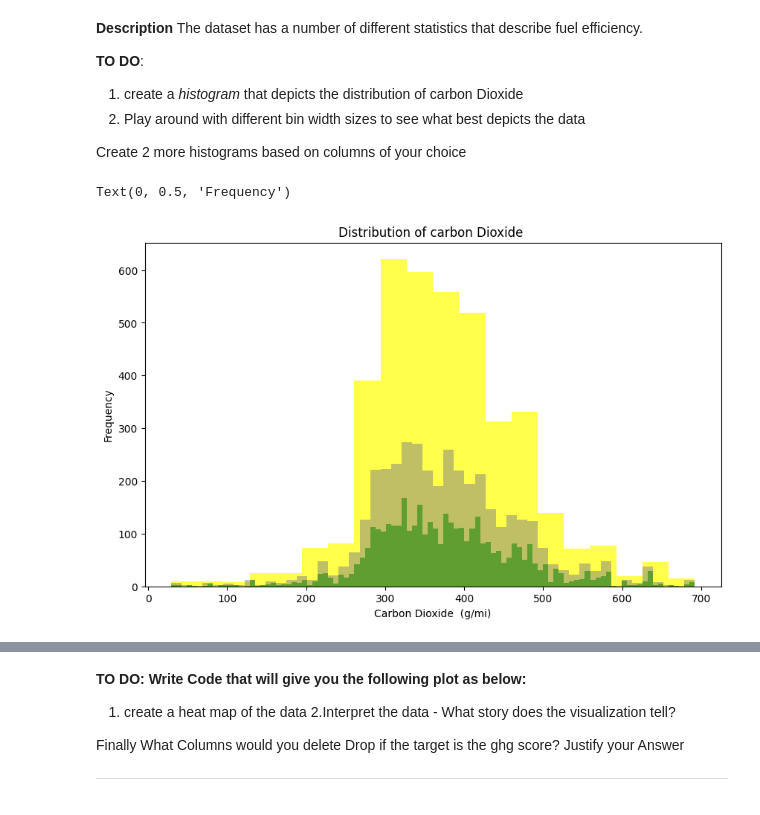
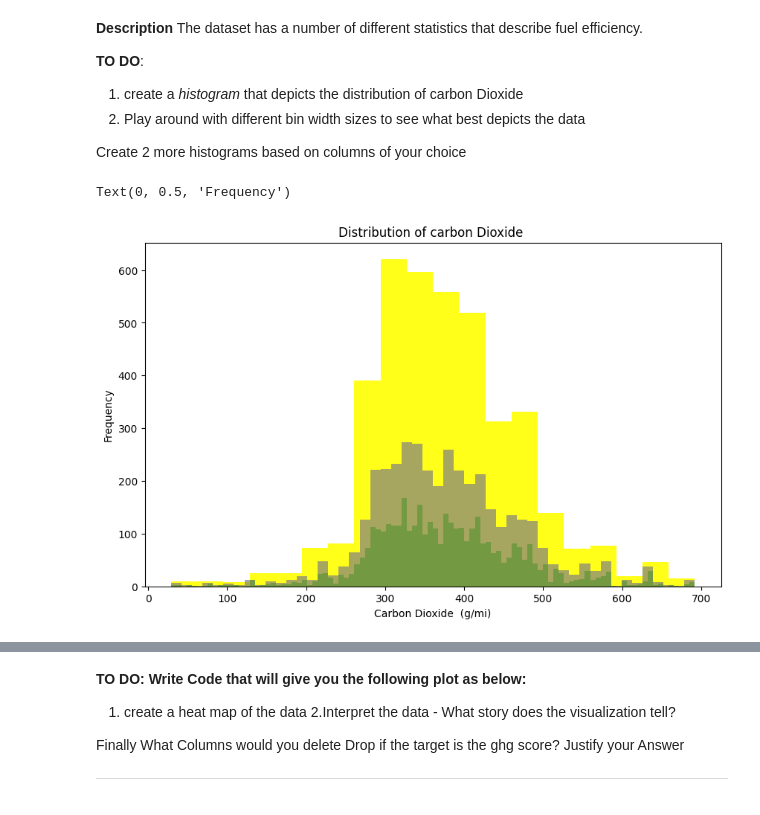
Before and after one commit to Azeezmariam/Azeezmariam.github.io, a Jupyter notebook: Plotting_Assignment.ipynb, the cells around one changed output, grey strips where cells are left out. Drawn from its saved outputs; the diff is of its cells as text; code cells hidden in the pictures.

```diff
--- a/Plotting_Assignment.ipynb
+++ b/Plotting_Assignment.ipynb
@@ -78,18 +73,19 @@ Create 2 more histograms based on columns of your choice
 # %%
 # YOUR CODE HERE
 # Plot a histogram
+
 # Set the figure size
 plt.figure(figsize=(10, 6))
 
 # Plot the histogram with different bin widths
-plt.hist(data['co2'], bins=20, color='yellow', alpha=0.7, label='Bin width = 25')
-plt.hist(data['co2'], bins=50, color='grey', alpha=0.5, label='Bin width = 50')
-plt.hist(data['co2'], bins=100, color='green', alpha=0.5, label='Bin width = 75')
+plt.hist(data['co2'], bins=20, color='yellow', alpha=0.9, label='Bin width = 25')
+plt.hist(data['co2'], bins=50, color='grey', alpha=0.7, label='Bin width = 50')
+plt.hist(data['co2'], bins=100, color='green', alpha=0.3, label='Bin width = 75')
 
 # Add labels and title
 plt.title('Distribution of carbon Dioxide ')
 plt.xlabel('Carbon Dioxide  (g/mi)')
 plt.ylabel('Frequency')
 # %% [output]
 Text(0, 0.5, 'Frequency')
-[figure, old version]
+[figure, new version]
```
Also changed, not shown: parts of 6 cells of this notebook.
